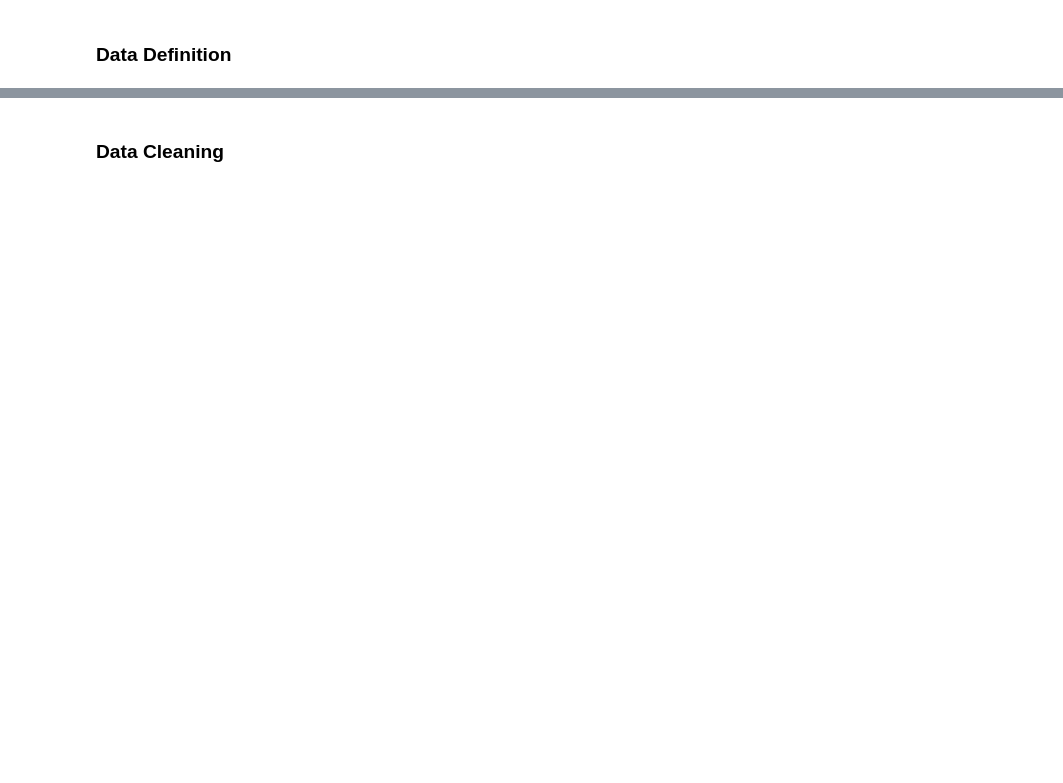
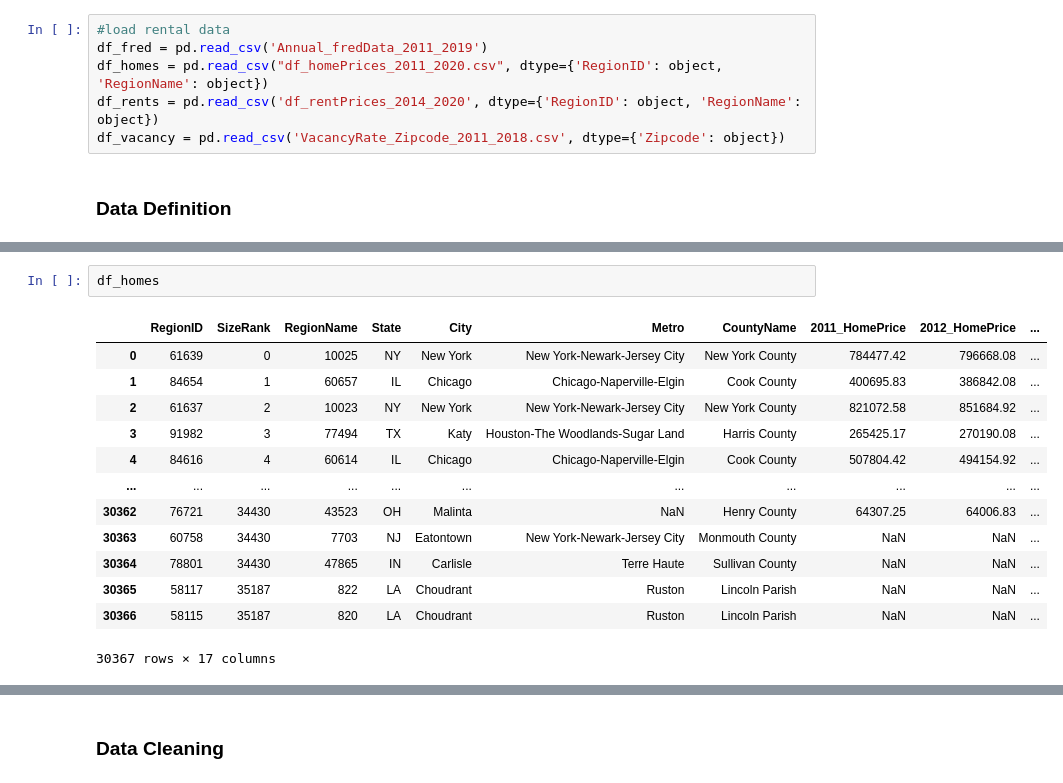
Before and after one commit to jjfrasca/Capstone_2, a Jupyter notebook: notebooks/3.0-jjf-data-wrangling-zipcodeMaster.ipynb, the cells around one changed output, grey strips where cells are left out. Saved outputs shown, nothing was run; the diff lists cells and outputs as text; blank space fills up the shorter version.

Commit message:
working on master, issue with loading HomePrice zipcodes trailing 0s

```diff
--- a/notebooks/3.0-jjf-data-wrangling-zipcodeMaster.ipynb
+++ b/notebooks/3.0-jjf-data-wrangling-zipcodeMaster.ipynb
@@ -36,2 +28,8 @@ df_fred
+# %%
+#load rental data
+df_fred = pd.read_csv('Annual_fredData_2011_2019')
+df_homes = pd.read_csv("df_homePrices_2011_2020.csv", dtype={'RegionID': object, 'RegionName': object})
+df_rents = pd.read_csv('df_rentPrices_2014_2020', dtype={'RegionID': object, 'RegionName': object})
+df_vacancy = pd.read_csv('VacancyRate_Zipcode_2011_2018.csv', dtype={'Zipcode': object})
 # %% [markdown]
 ### Data Definition
@@ -54,0 +44,16 @@ memory usage: 4.1+ KB
+# %%
+df_homes
+# %% [output]
+|  | RegionID | SizeRank | RegionName | State | City | Metro | CountyName | 2011_HomePrice | 2012_HomePrice | ... |
+| 0 | 61639 | 0 | 10025 | NY | New York | New York-Newark-Jersey City | New York County | 784477.42 | 796668.08 | ... |
+| 1 | 84654 | 1 | 60657 | IL | Chicago | Chicago-Naperville-Elgin | Cook County | 400695.83 | 386842.08 | ... |
+| 2 | 61637 | 2 | 10023 | NY | New York | New York-Newark-Jersey City | New York County | 821072.58 | 851684.92 | ... |
+| 3 | 91982 | 3 | 77494 | TX | Katy | Houston-The Woodlands-Sugar Land | Harris County | 265425.17 | 270190.08 | ... |
+| 4 | 84616 | 4 | 60614 | IL | Chicago | Chicago-Naperville-Elgin | Cook County | 507804.42 | 494154.92 | ... |
+| ... | ... | ... | ... | ... | ... | ... | ... | ... | ... | ... |
+| 30362 | 76721 | 34430 | 43523 | OH | Malinta | NaN | Henry County | 64307.25 | 64006.83 | ... |
+| 30363 | 60758 | 34430 | 7703 | NJ | Eatontown | New York-Newark-Jersey City | Monmouth County | NaN | NaN | ... |
+| 30364 | 78801 | 34430 | 47865 | IN | Carlisle | Terre Haute | Sullivan County | NaN | NaN | ... |
+| 30365 | 58117 | 35187 | 822 | LA | Choudrant | Ruston | Lincoln Parish | NaN | NaN | ... |
+| 30366 | 58115 | 35187 | 820 | LA | Choudrant | Ruston | Lincoln Parish | NaN | NaN | ... |
+30367 rows × 17 columns
```
Also changed, not shown: parts of 25 cells of this notebook, 2 other files.
